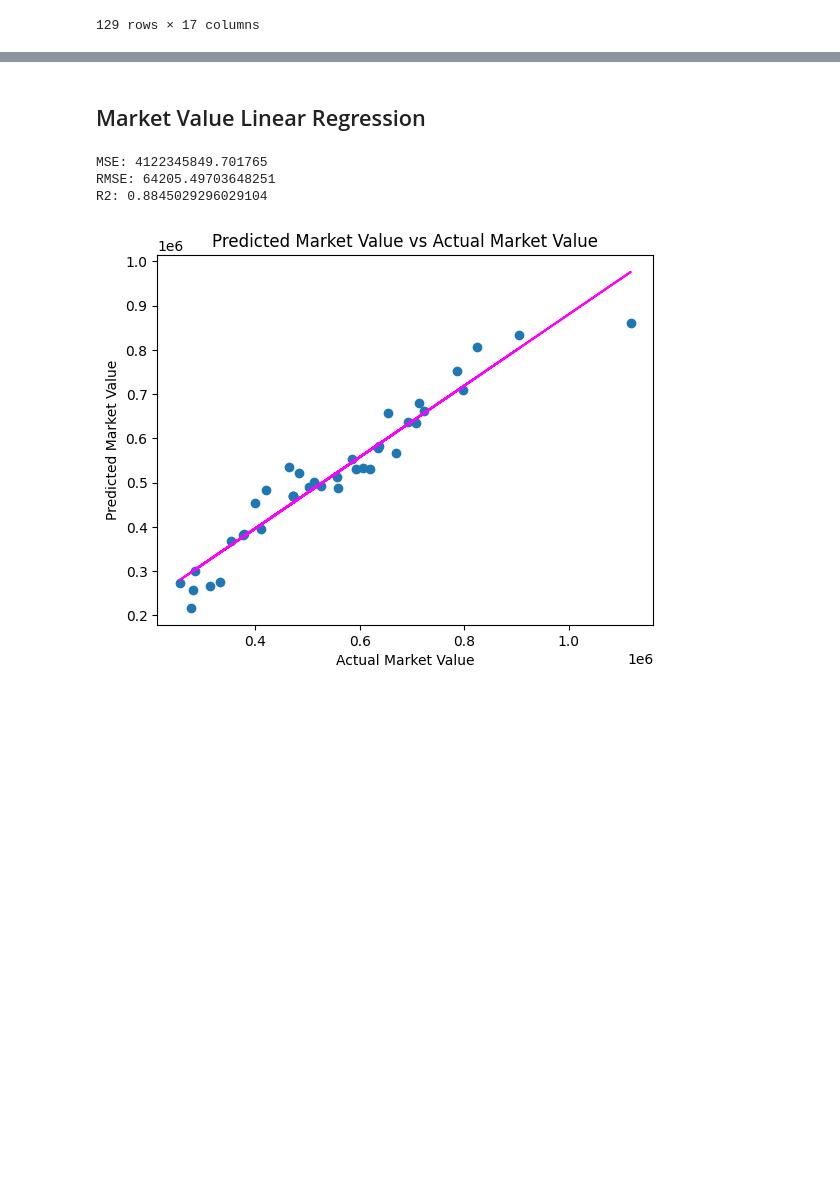
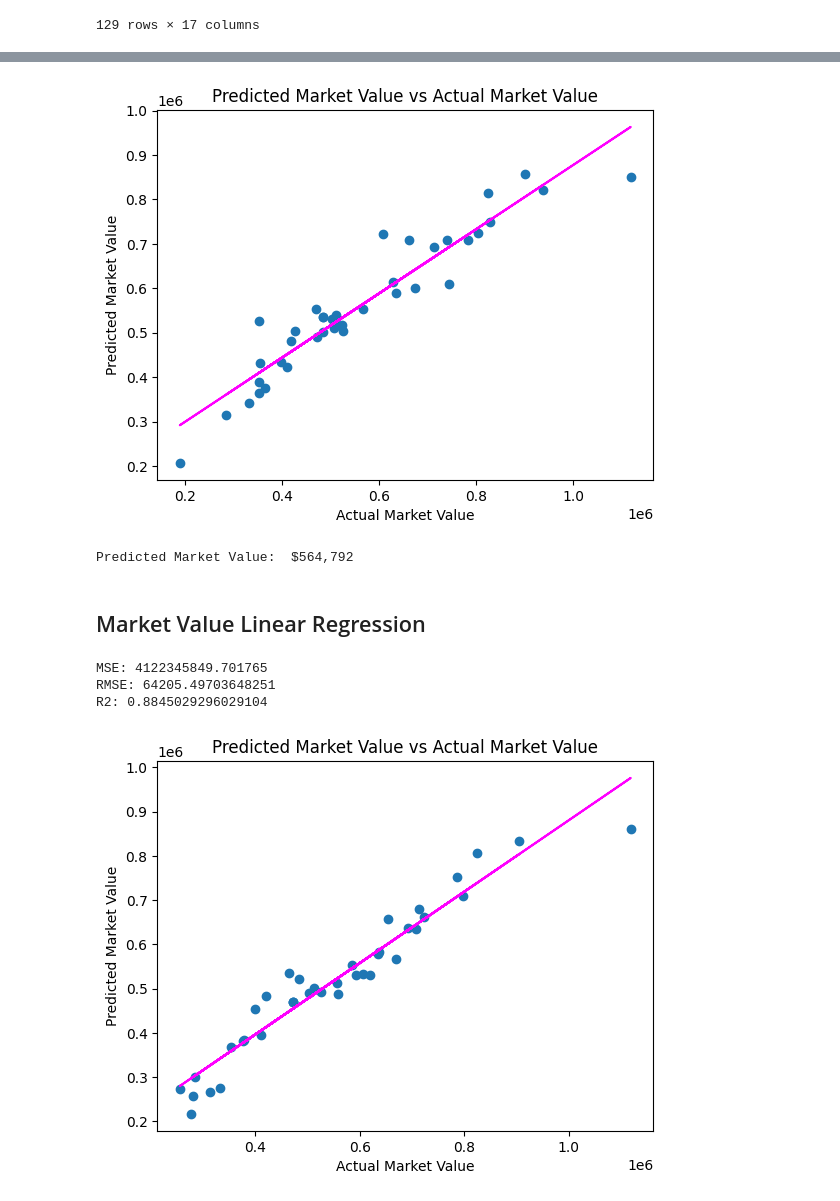
Before and after one commit to jason-christopher/Wheeler_Home_Values, a Jupyter notebook: analysis.ipynb, the cells around one changed output, grey strips where cells are left out. Saved outputs shown, nothing was run; the diff lists cells and outputs as text; code cells hidden in the pictures; blank space fills up the shorter version.

Commit message:
updated with multiple linear regression models

```diff
--- a/analysis.ipynb
+++ b/analysis.ipynb
@@ -145,0 +146,78 @@ Filtered DataFrame shape: (129, 17)
+# %%
+# Remove NaN values from the specified columns
+copy_df = df.copy()
+filtered_df = copy_df.dropna(subset=['square_feet', 'most_recent_market_value'])
+X = filtered_df[['square_feet', 'year_built', 'bedrooms', 'bathrooms', 'has_garage', 'has_apt']].values
+y = filtered_df['most_recent_market_value'].values
+
+# Break out training and testing portions
+X_train, X_test, y_train, y_test = train_test_split(X, y, test_size=0.3, random_state=42)
+
+# Create a function to evaluate different models
+def evaluate_model(model, X, y):
+    kfold = KFold(n_splits=10, shuffle=True, random_state=42)
+    mse_scores = -cross_val_score(model, X, y, cv=kfold, scoring='neg_mean_squared_error')
+    r2_scores = cross_val_score(model, X, y, cv=kfold, scoring='r2')
+
+    print(f'Mean Squared Error: {np.mean(mse_scores)}')
+    print(f'R2 Score: {np.mean(r2_scores)}')
+
+# Identify the numerical and categorical columns
+numerical_columns = [0, 1, 2, 3]  # Indices for the numerical columns in X
+binary_columns = [4, 5]  # Indices for the binary columns in X
+
+# Define transformers for preprocessing
+numerical_transformer = StandardScaler()  # You can also use MinMaxScaler()
+binary_transformer = 'passthrough'
+
+# Create a preprocessor using ColumnTransformer
+preprocessor = ColumnTransformer(
+    transformers=[
+        ('num', numerical_transformer, numerical_columns),
+        ('binary', binary_transformer, binary_columns)
+    ])
+
+# Linear Regression
+model1 = Pipeline(steps=[('preprocessor', preprocessor),
+                         ('regressor', LinearRegression())])
+print("Linear Regression:")
+evaluate_model(model1, X, y)
+
+# Ridge Regression
+model2 = Pipeline(steps=[('preprocessor', preprocessor),
+                         ('regressor', Ridge(alpha=1.0))])
+print("\nRidge Regression:")
+evaluate_model(model2, X, y)
+
+# Lasso Regression
+model3 = Pipeline(steps=[('preprocessor', preprocessor),
+                         ('regressor', Lasso(alpha=0.1))])
+print("\nLasso Regression:")
+evaluate_model(model3, X, y)
+
+# ElasticNet Regression
+model4 = Pipeline(steps=[('preprocessor', preprocessor),
+                         ('regressor', ElasticNet(alpha=0.1, l1_ratio=0.5))])
+print("\nElasticNet Regression:")
+evaluate_model(model4, X, y)
+
+market_model = model4.fit(X_train, y_train)
+predictions = market_model.predict(X_test)
+
+# Plot predicted vs actual
+plt.scatter(y_test, predictions)
+plt.xlabel('Actual Market Value')
+plt.ylabel('Predicted Market Value')
+plt.title('Predicted Market Value vs Actual Market Value')
+
+# Overlay the regression line
+z = np.polyfit(y_test, predictions, 1)
+p = np.poly1d(z)
+plt.plot(y_test,p(y_test), color='magenta')
+plt.show()
+
+# Predict market value
+predicted_market_value = market_model.predict([[1700, 2021, 3, 3, 1, 0]])[0]
+formatted_market_value = "${:,.0f}".format(predicted_market_value)
+print("Predicted Market Value: ", formatted_market_value)
+# %% [output]
@@ -146,3 +239,5 @@ Filtered DataFrame shape: (129, 17)
+[figure, added]
+Predicted Market Value:  $564,792
 # %% [markdown]
 ## Market Value Linear Regression
 # %%
```
Also changed, not shown: parts of 7 cells of this notebook.
